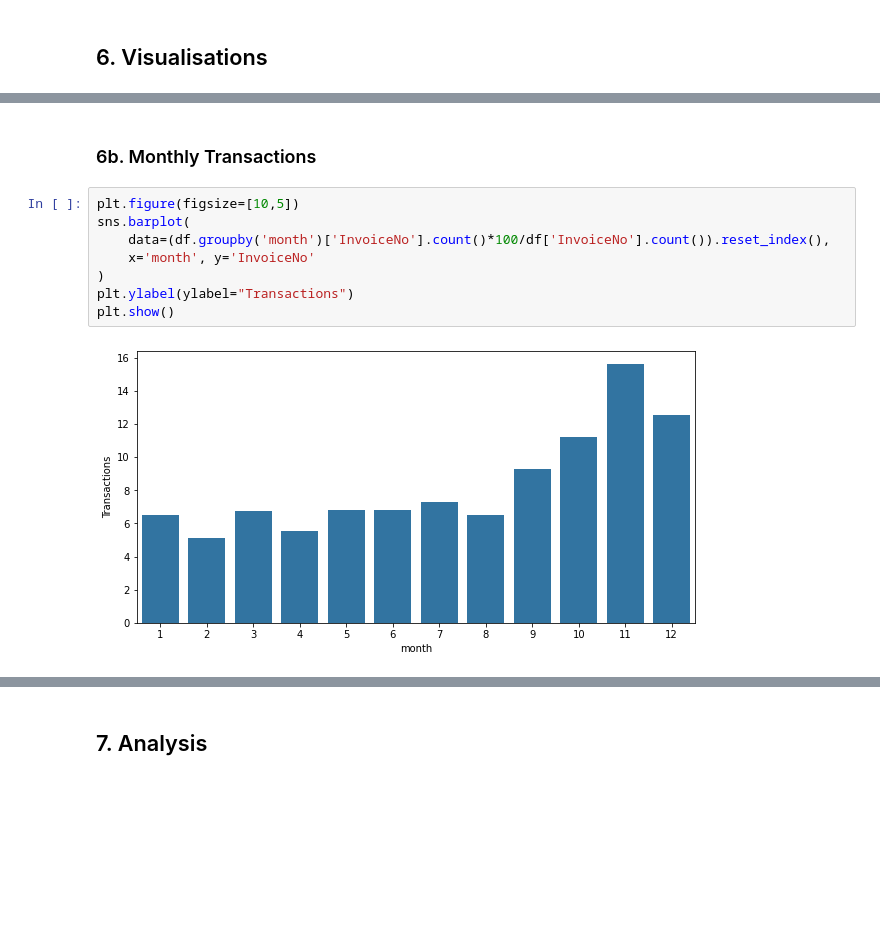
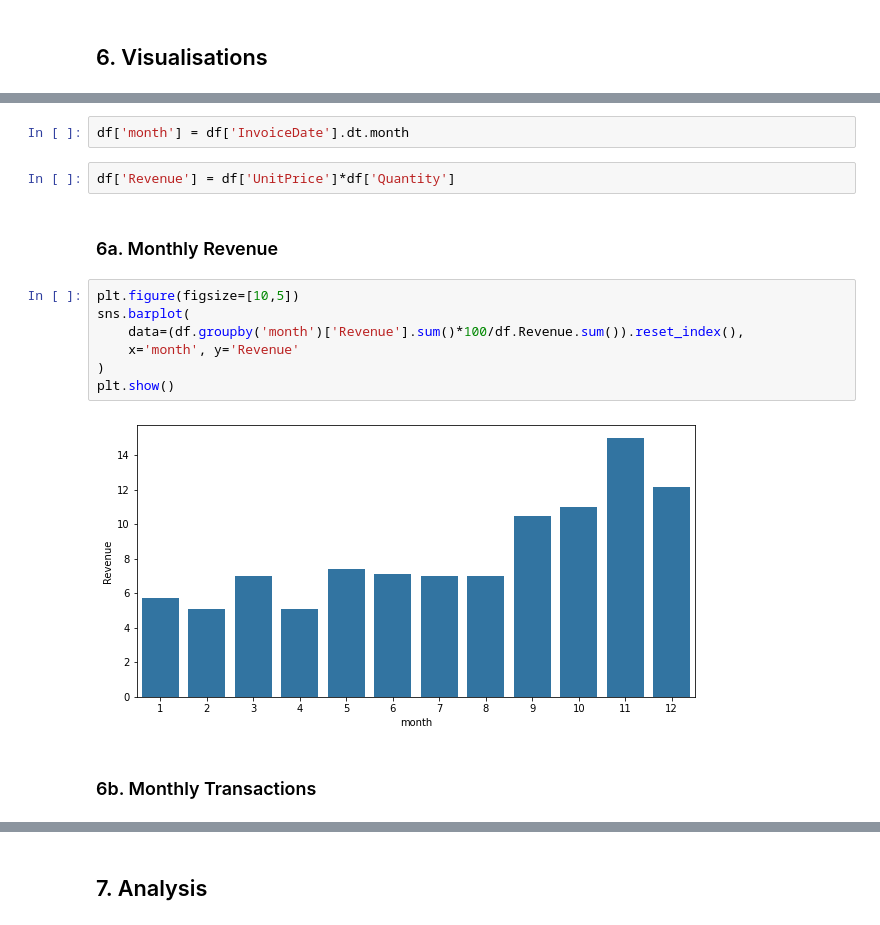
Before and after one commit to Prash1723/RetailAnalysisKgl, a Jupyter notebook: Online Product Analytics.ipynb, the cells around one changed output, grey strips where cells are left out. Drawn from its saved outputs; the diff is of its cells as text; blank space fills up the shorter version.

Commit message:
visualizations\country

```diff
--- a/Online Product Analytics.ipynb
+++ b/Online Product Analytics.ipynb
@@ -142,12 +127,17 @@ plt.show()
-# %% [markdown]
-### 6b. Monthly Transactions
-# %%
-plt.figure(figsize=[10,5])
-sns.barplot(
-    data=(df.groupby('month')['InvoiceNo'].count()*100/df['InvoiceNo'].count()).reset_index(),
-    x='month', y='InvoiceNo'
-)
-plt.ylabel(ylabel="Transactions")
-plt.show()
-# %% [output]
-[figure, removed]
+# %%
+df['month'] = df['InvoiceDate'].dt.month
+# %%
+df['Revenue'] = df['UnitPrice']*df['Quantity']
+# %% [markdown]
+### 6a. Monthly Revenue
+# %%
+plt.figure(figsize=[10,5])
+sns.barplot(
+    data=(df.groupby('month')['Revenue'].sum()*100/df.Revenue.sum()).reset_index(),
+    x='month', y='Revenue'
+)
+plt.show()
+# %% [output]
+[figure, added]
+# %% [markdown]
+### 6b. Monthly Transactions
```
Also changed, not shown: parts of 9 cells of this notebook.
